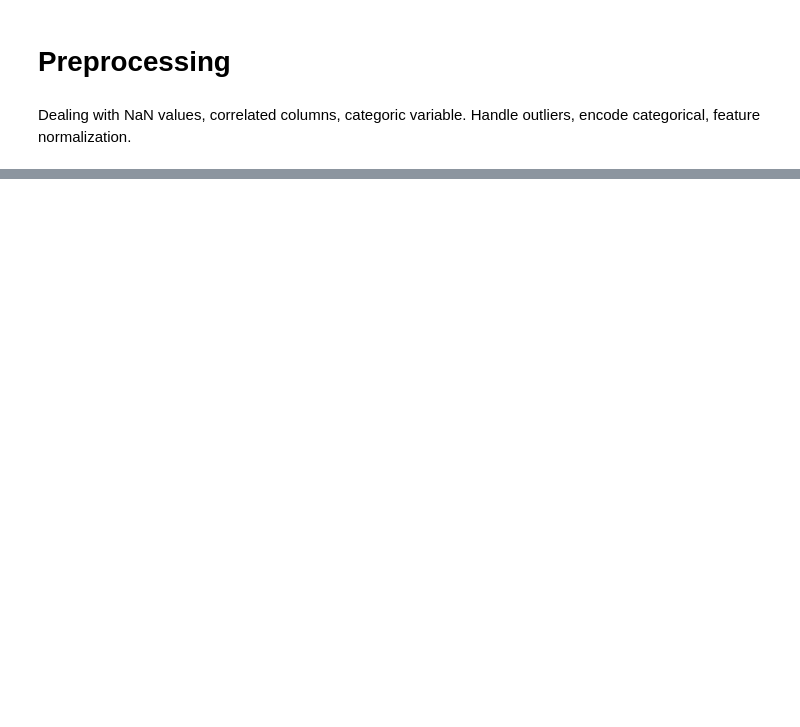
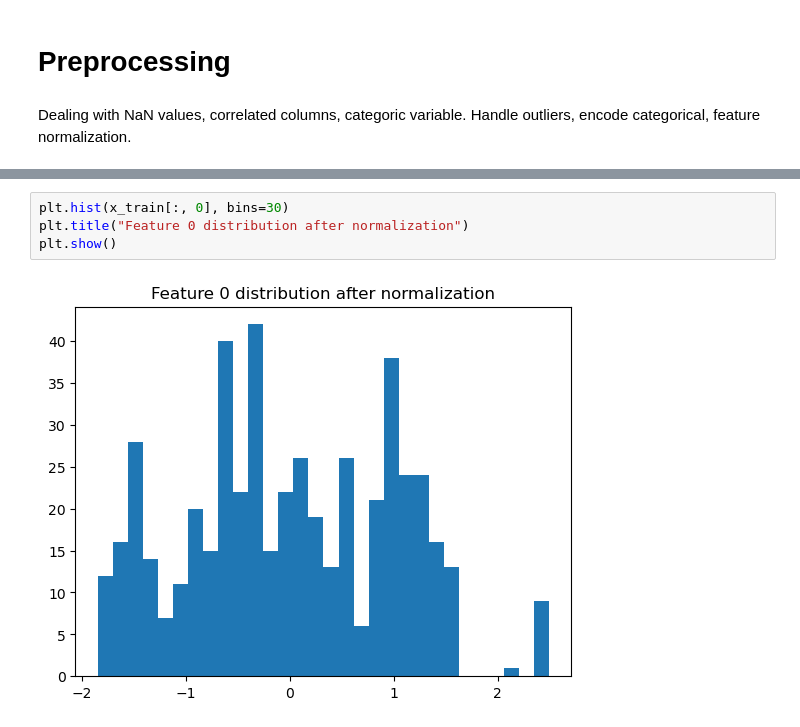
Before and after one commit to nathanmutin/MilaLyon, a Jupyter notebook: run.ipynb, the cells around one changed output, grey strips where cells are left out. Cells and saved outputs as stored; diff of their text form; blank space fills up the shorter version.

```diff
--- a/run.ipynb
+++ b/run.ipynb
@@ -63,0 +120,6 @@ Number of columns without NaNs: 94
+# %%
+plt.hist(x_train[:, 0], bins=30)
+plt.title("Feature 0 distribution after normalization")
+plt.show()
+# %% [output]
+[figure, added]
```
Also changed, not shown: parts of 11 cells of this notebook, 1 other file.
